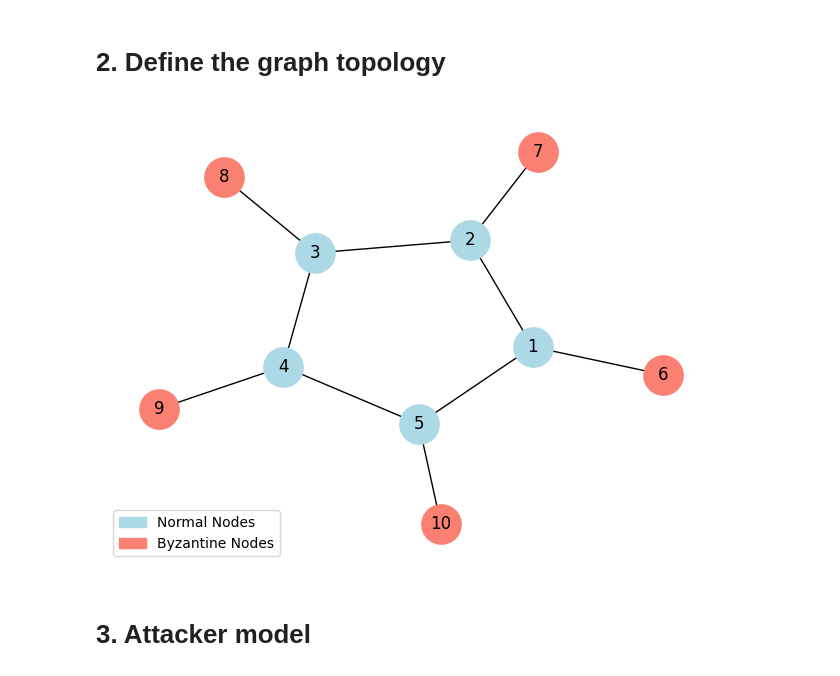
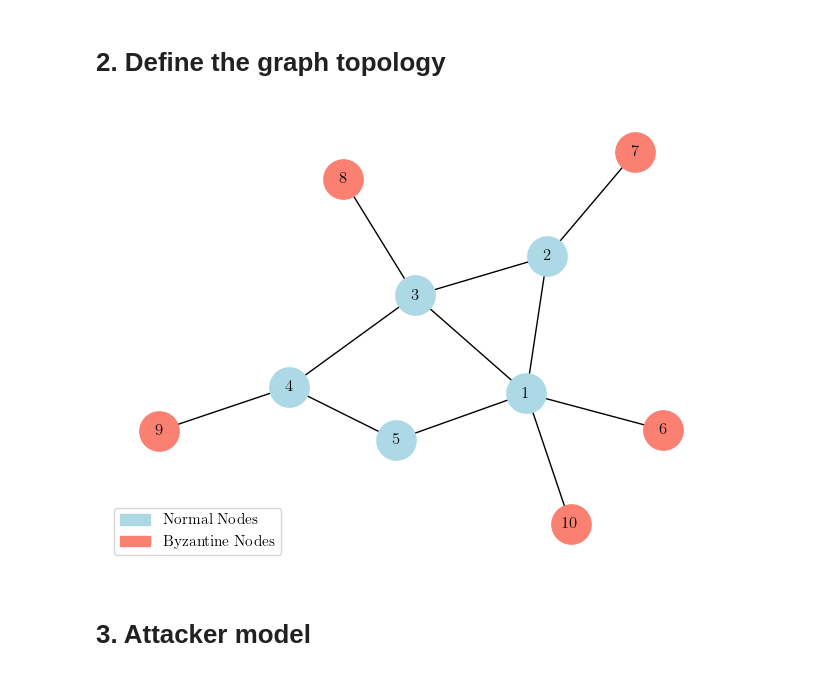
Before and after one commit to rui-huang-opt/arepc, a Jupyter notebook: examples/notebooks/small_scale.ipynb, the cells around one changed output. Saved outputs shown, nothing was run; the diff lists cells and outputs as text; code cells hidden in the pictures.

```diff
--- a/examples/notebooks/small_scale.ipynb
+++ b/examples/notebooks/small_scale.ipynb
@@ -38,9 +38,9 @@ if __name__ == "__main__":
     N_STATE = 20
     N_ITER = 200
     ALPHA = 0.3
-    EXP_NAME = "extreme"
+    EXP_NAME = "random"
     ROOT_PATH = pathlib.Path.cwd().parent.parent
-    FIGURE_PATH = ROOT_PATH / "docs" / "figures" / "small_scale" / EXP_NAME
+    FIGURE_PATH = ROOT_PATH / "outputs" / "figures" / "small_scale" / EXP_NAME
     FIGURE_PATH.mkdir(parents=True, exist_ok=True)
 # %% [markdown]
 # 2. Define the graph topology
@@ -59,9 +59,16 @@ def graph(nodes: list[str], edges: list[tuple[str, str]]) -> None:
 
 if __name__ == "__main__":
     NORMAL_NODES = ["1", "2", "3", "4", "5"]
-    NORMAL_EDGES = [("1", "2"), ("2", "3"), ("3", "4"), ("4", "5"), ("5", "1")]
+    NORMAL_EDGES = [
+        ("1", "2"),
+        ("2", "3"),
+        ("3", "4"),
+        ("4", "5"),
+        ("5", "1"),
+        ("1", "3"),
+    ]
     BYZANTINE_NODES = ["6", "7", "8", "9", "10"]
-    BYZANTINE_EDGES = [("1", "6"), ("2", "7"), ("3", "8"), ("4", "9"), ("5", "10")]
+    BYZANTINE_EDGES = [("1", "6"), ("2", "7"), ("3", "8"), ("4", "9"), ("1", "10")]
 
     NODES = NORMAL_NODES + BYZANTINE_NODES
     EDGES = NORMAL_EDGES + BYZANTINE_EDGES
@@ -86,34 +93,34 @@ if __name__ == "__main__":
         pos,
         nodelist=NORMAL_NODES,
         node_color="lightblue",
         node_size=800,
         ax=ax,
     )
 
     nx.draw_networkx_nodes(
         G,
         pos,
         nodelist=BYZANTINE_NODES,
         node_color="salmon",
         node_size=800,
         ax=ax,
     )
 
     nx.draw_networkx_edges(G, pos, ax=ax)
     nx.draw_networkx_labels(G, pos, ax=ax)
 
     import matplotlib.patches as mpatches
 
     blue_patch = mpatches.Patch(color="lightblue", label="Normal Nodes")
     red_patch = mpatches.Patch(color="salmon", label="Byzantine Nodes")
 
     ax.legend(handles=[blue_patch, red_patch], loc="lower left")
     ax.axis("off")
     plt.tight_layout()
 
     fig.savefig(FIGURE_PATH / "network_topology.pdf", format="pdf")
 # %% [output]
-[figure, old version]
+[figure, new version]
 # %% [markdown]
 # 3. Attacker model
 # %%
```
Also changed, not shown: parts of 11 cells of this notebook, 29 other files.
